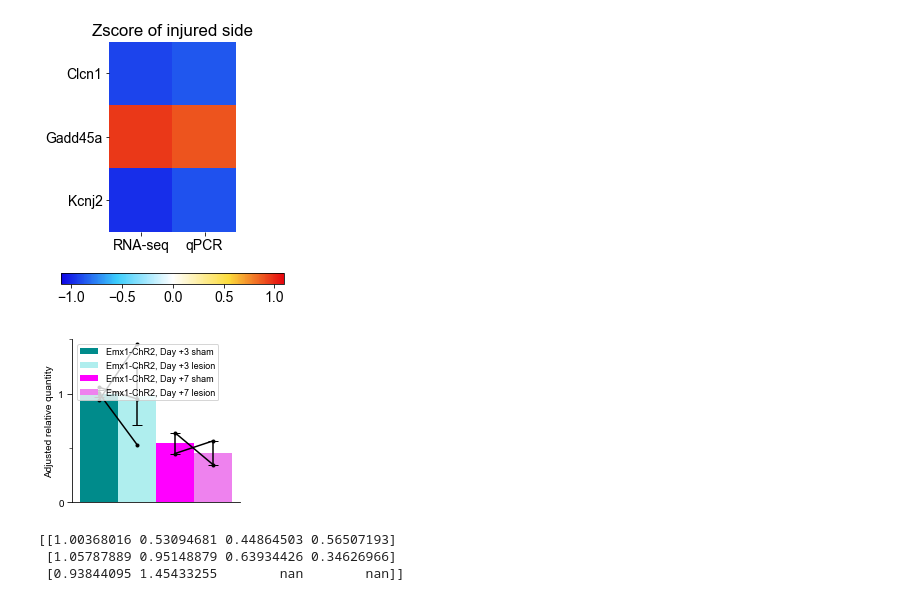
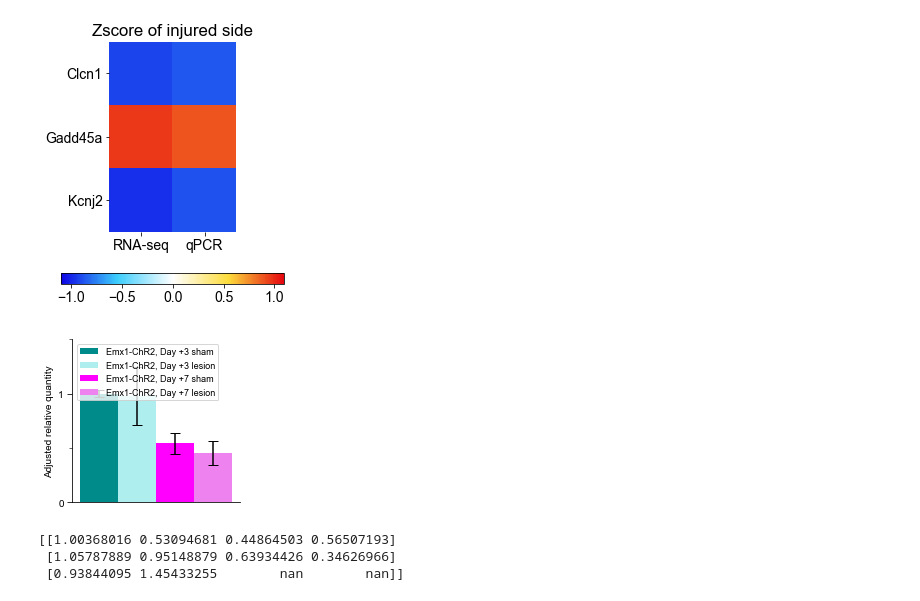
Before and after one commit to margolislab/Vajtay_Bandi_2018, a Jupyter notebook: Plots/Supp Figure 4.ipynb, the cells around one changed output. Drawn from its saved outputs; the diff is of its cells as text; code cells hidden in the pictures.

```diff
--- a/Plots/Supp Figure 4.ipynb
+++ b/Plots/Supp Figure 4.ipynb
@@ -100,38 +100,38 @@ ind = ind*1.5
 fig, ax = plt.subplots()
 color_vector = ['darkcyan','paleturquoise','fuchsia','violet']
 rects = [0]*4 #Pre-alocate list
 for x in range(0, 4):
     rects[x] = ax.bar(ind + (width * x), Average[x], width, color=color_vector[x], yerr=Error[x], capsize=5)
 
 x1 = np.array([(ind + (width * 0)), (ind + (width * 1))])
 x2 = np.array([(ind + (width * 2)), (ind + (width * 3))])
 data = Data.values
 
-for y in range(0,3):
-    ax.plot(x1,data[y,0:2],'k.-')
+#for y in range(0,3):
+#    ax.plot(x1,data[y,0:2],'k.-')
 
-for y in range(0,2):
-    ax.plot(x2,data[y,2:4],'k.-')
+#for y in range(0,2):
+#    ax.plot(x2,data[y,2:4],'k.-')
 
 
 # add some text for labels, title and axes ticks
 ax.set_ylabel('Adjusted relative quantity')
 ax.set_yticks([0,1])
 ax.set_xticks([])
 ax.set_ylim(0,1.5)
 ax.yaxis.set_minor_locator(minor_locator)
 plt.tick_params(which='major', length=5)
 plt.tick_params(which='minor', length=3)
 ax.spines['top'].set_visible(False)
 ax.spines['right'].set_visible(False)
 
 fig = plt.gcf()
 fig.set_size_inches(3,3)
 ax.legend((rects[0], rects[1], rects[2], rects[3]), ('Emx1-ChR2, Day +3 sham', 'Emx1-ChR2, Day +3 lesion','Emx1-ChR2, Day +7 sham','Emx1-ChR2, Day +7 lesion'),fontsize = 9, loc = 'upper left')
 plt.savefig('COP4.svg')
 plt.show()
 # %% [output]
-[figure, old version]
+[figure, new version]
 # %%
 print(Data.values)
 # %% [output]
```
Also changed, not shown: 1 other file.
